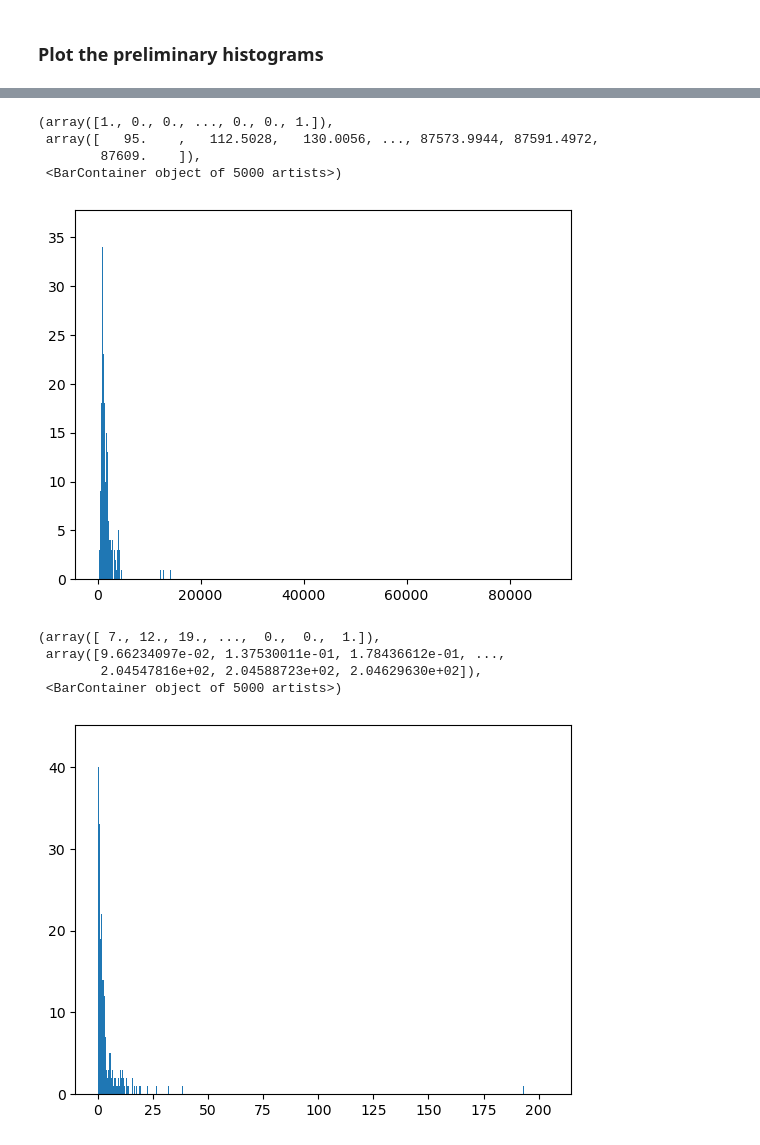
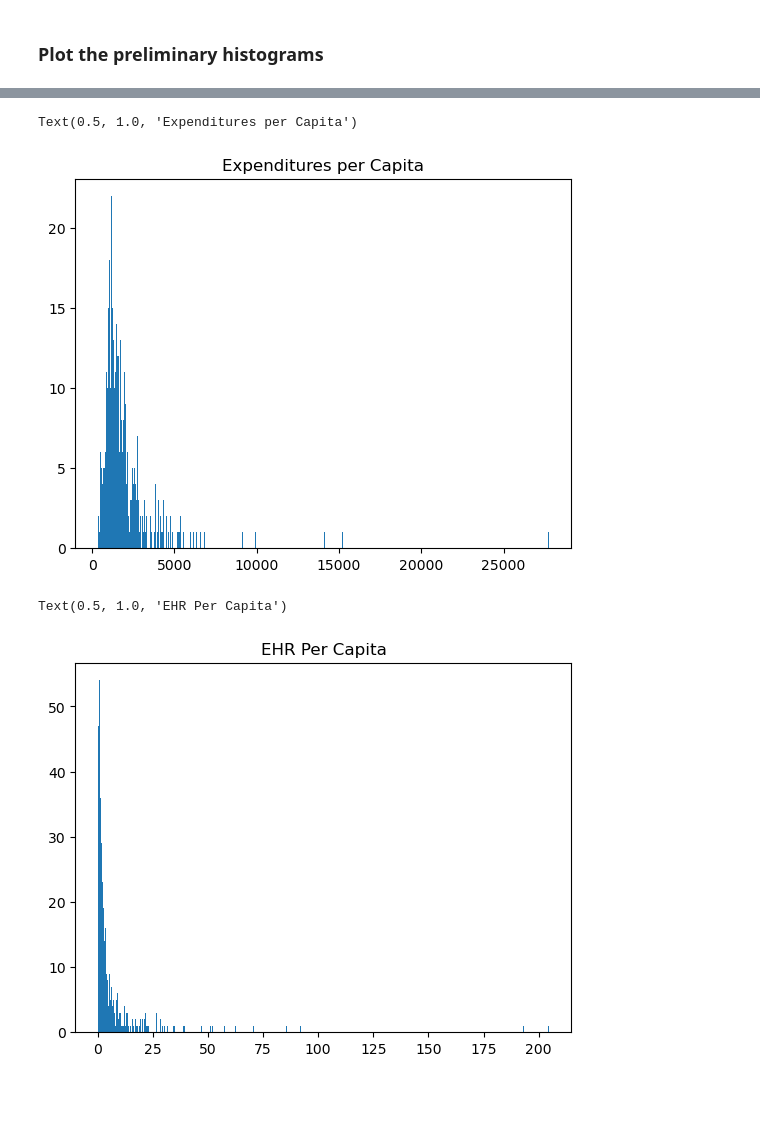
Before and after one commit to vicky-playground/EHR-GDP, a Jupyter notebook: city_comparison_code/EHR City Corrolation.ipynb, the cells around one changed output, grey strips where cells are left out. Saved outputs shown, nothing was run; the diff lists cells and outputs as text; code cells hidden in the pictures; blank space fills up the shorter version.

```diff
--- a/city_comparison_code/EHR City Corrolation.ipynb
+++ b/city_comparison_code/EHR City Corrolation.ipynb
@@ -127,3 +130,7 @@ df_provider_city.head()
 | 2 | adelanto | 2016 | 29750.00 | 14565863 | 33497.0 | 435.0 | ... |
 | 3 | agoura hills | 2014 | 63750.00 | 25485389 | 20625.0 | 1236.0 | ... |
 | 4 | agoura hills | 2016 | 21250.00 | 28100766 | 21211.0 | 1325.0 | ... |
+# %%
+## sort the dataset
+df_provider_city = df_provider_city.sort_values(['Business_C','Payment_Ye'],ascending = True)
+df_provider_city.head()
@@ -130,5 +144,5 @@ df_provider_city.head()
 # %%
 ## Get the last entry for each city as the total payment they have received
-df_provider_city_last = df_provider_city['Payment_Ye']==df_provider_city.groupby(['Business_C'])['Payment_Ye'].last()
+df_provider_city_last = df_provider_city.groupby(['Business_C']).last()
 df_provider_city_last.head()
 # %% [output]
@@ -147,18 +165,14 @@ plt.hist(df_provider_city_last['Revenues Per Capita'], bins=5000)
 # %%
 ## plot the histogram for expenditure per capita
-plt.hist(df_provider_city_last['Expenditures Per Capita'], bins=5000)
+plt.hist(df_provider_city_last['Expenditures Per Capita'], bins=500)
+plt.title('Expenditures per Capita')
 # %% [output]
-(array([1., 0., 0., ..., 0., 0., 1.]),
- array([   95.    ,   112.5028,   130.0056, ..., 87573.9944, 87591.4972,
-        87609.    ]),
- <BarContainer object of 5000 artists>)
+Text(0.5, 1.0, 'Expenditures per Capita')
-[figure, old version]
+[figure, new version]
 # %%
 ## plot the histogram for EHR per Capita
-plt.hist(df_provider_city_last['EHR Per Capita'], bins=5000)
+plt.hist(df_provider_city_last['EHR Per Capita'], bins=500)
+plt.title('EHR Per Capita')
 # %% [output]
-(array([ 7., 12., 19., ...,  0.,  0.,  1.]),
- array([9.66234097e-02, 1.37530011e-01, 1.78436612e-01, ...,
-        2.04547816e+02, 2.04588723e+02, 2.04629630e+02]),
- <BarContainer object of 5000 artists>)
+Text(0.5, 1.0, 'EHR Per Capita')
-[figure, old version]
+[figure, new version]
```
Also changed, not shown: parts of 51 cells of this notebook.
